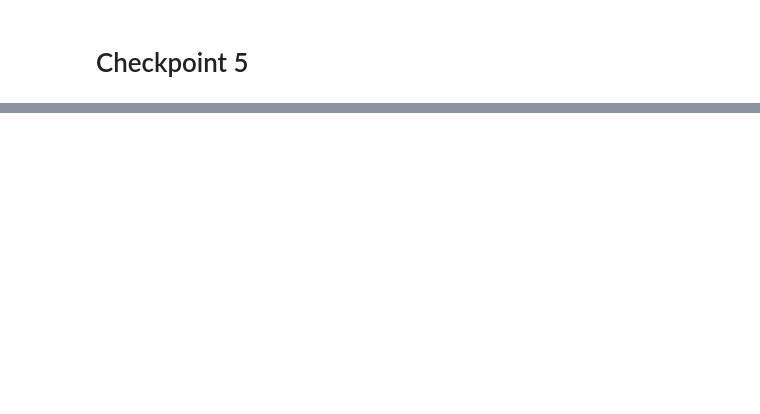
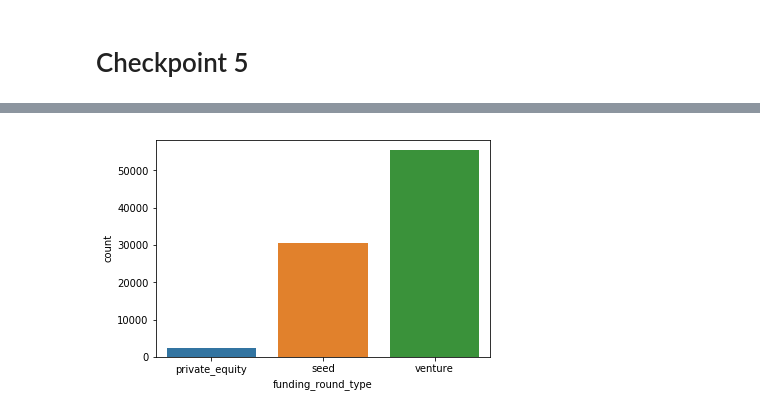
Before and after one commit to Nav33nn/investmentAnalysis, a Jupyter notebook: InvestmentAnalysis/investmentAnalysis_assignment.ipynb, the cells around one changed output, grey strips where cells are left out. Drawn from its saved outputs; the diff is of its cells as text; code cells hidden in the pictures; blank space fills up the shorter version.

```diff
--- a/InvestmentAnalysis/investmentAnalysis_assignment.ipynb
+++ b/InvestmentAnalysis/investmentAnalysis_assignment.ipynb
@@ -485,0 +794,3 @@ D1
+# %%
+plot1_1 = master_frame.groupby(['funding_round_type'])['permalink'].count().reset_index()#agg('sum').reset_index()
+plot1_1
@@ -485,0 +813,8 @@ D1
+# %%
+plot1_11 = plot1_1[(plot1_1['funding_round_type']=='venture') | (plot1_1['funding_round_type']=='seed') | (plot1_1['funding_round_type']=='private_equity')]
+plot1_11 = plot1_11.rename(columns={'permalink':'count'})
+# %%
+sns.barplot(x='funding_round_type', y='count', data=plot1_11)
+plt.show()
+# %% [output]
+[figure, added]
```
Also changed, not shown: parts of 46 cells of this notebook, 5 other files.
